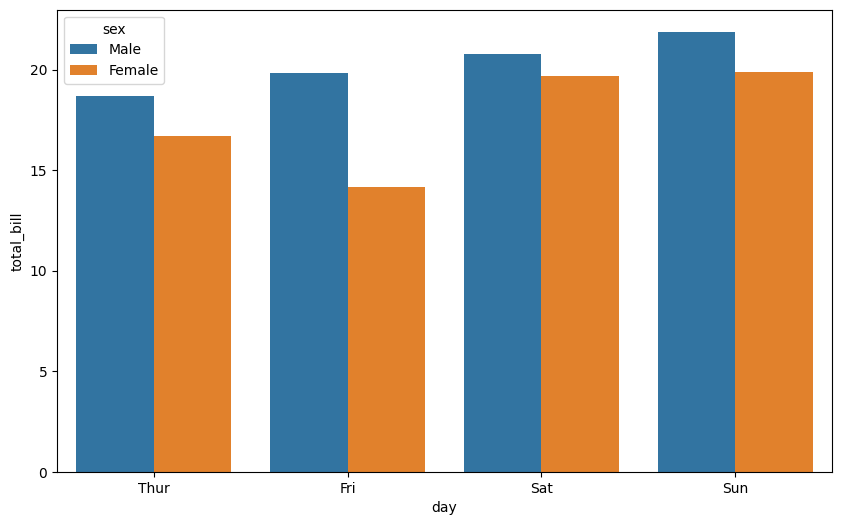
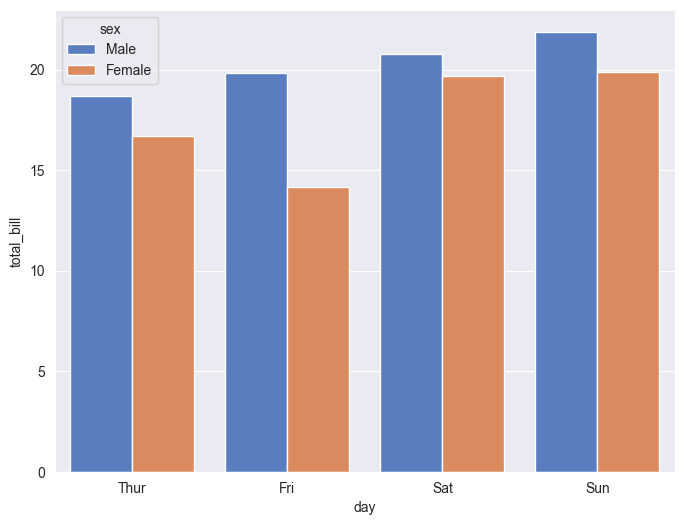
The change to this notebook cell's code, shown as a diff; its figure went from the first image to the second:
--- before
+++ after
@@ -1,3 +1,3 @@
-plt.figure(figsize=(10, 6))
+plt.figure(figsize=(8, 6))
 ax = sns.barplot(data=tips, x="day", y="total_bill",errorbar=None, hue="sex")
 plt.show()

Commit: update